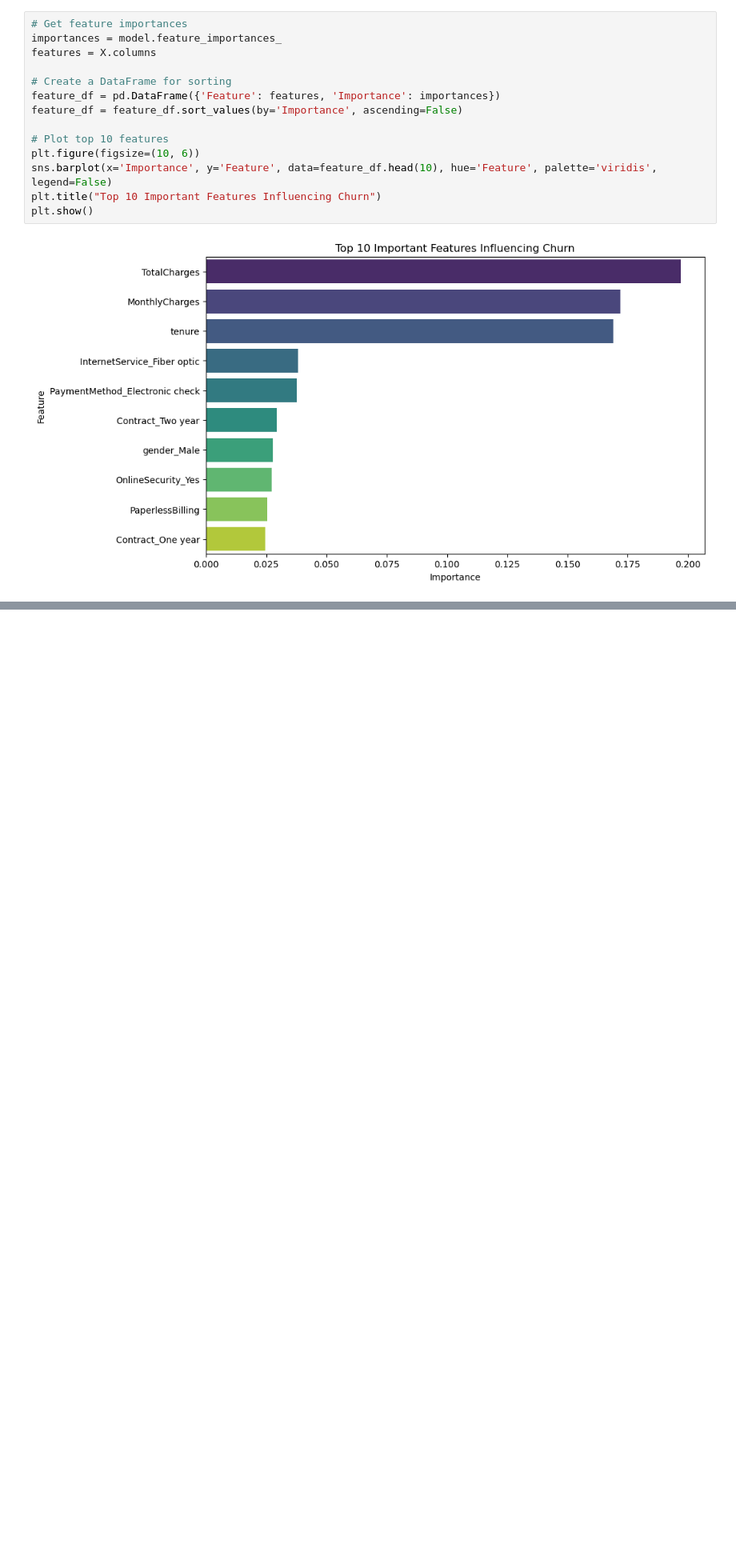
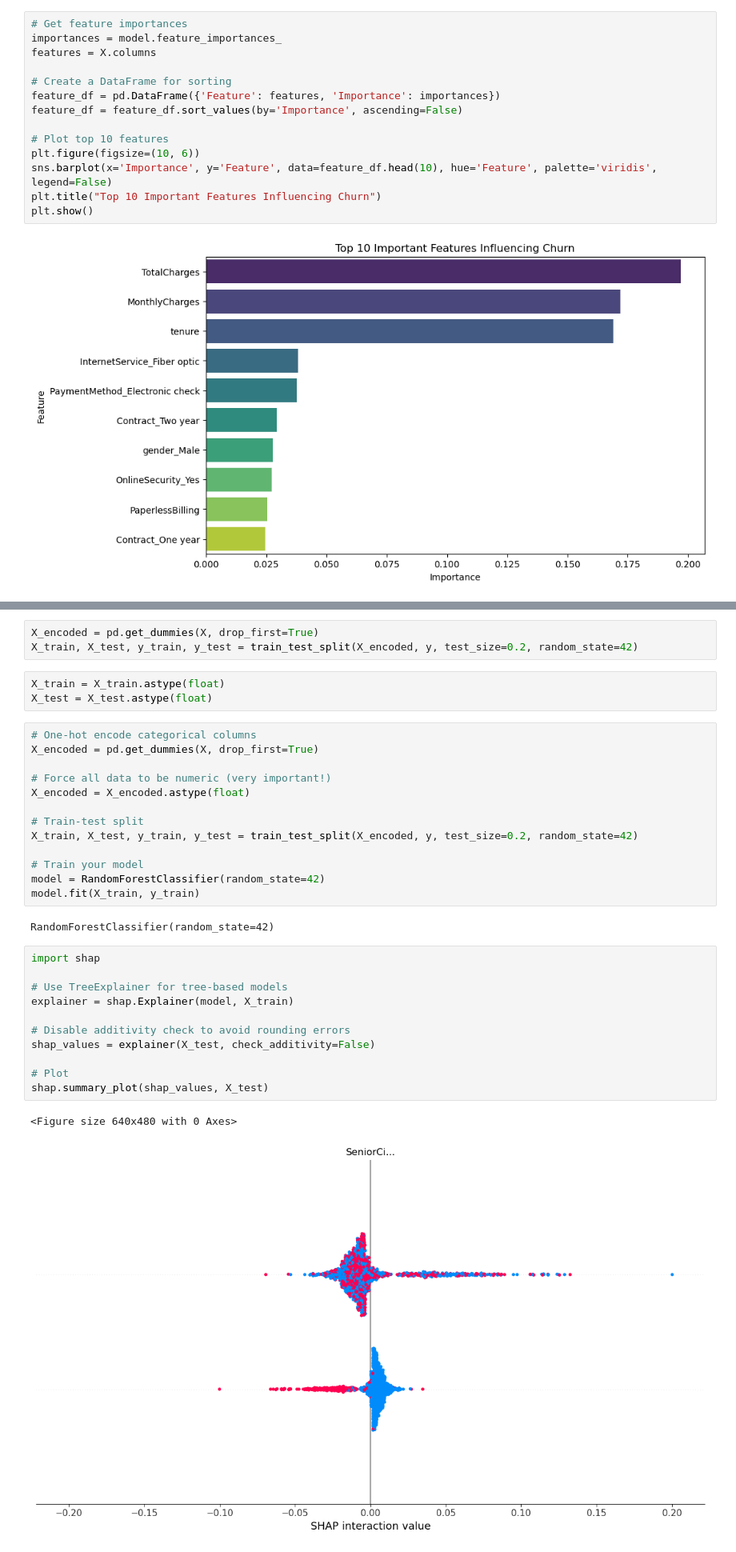
Before and after one commit to rmd360/machinelearningproject, a Jupyter notebook: Customer Churn Prediction.ipynb, the cells around one changed output, grey strips where cells are left out. Shown at 80% size. Saved outputs shown, nothing was run; the diff lists cells and outputs as text; blank space fills up the shorter version.

```diff
--- a/Customer Churn Prediction.ipynb
+++ b/Customer Churn Prediction.ipynb
@@ -178,0 +206,35 @@ plt.show()
+# %%
+X_encoded = pd.get_dummies(X, drop_first=True)
+X_train, X_test, y_train, y_test = train_test_split(X_encoded, y, test_size=0.2, random_state=42)
+# %%
+X_train = X_train.astype(float)
+X_test = X_test.astype(float)
+# %%
+# One-hot encode categorical columns
+X_encoded = pd.get_dummies(X, drop_first=True)
+
+# Force all data to be numeric (very important!)
+X_encoded = X_encoded.astype(float)
+
+# Train-test split
+X_train, X_test, y_train, y_test = train_test_split(X_encoded, y, test_size=0.2, random_state=42)
+
+# Train your model
+model = RandomForestClassifier(random_state=42)
+model.fit(X_train, y_train)
+# %% [output]
+RandomForestClassifier(random_state=42)
+# %%
+import shap
+
+# Use TreeExplainer for tree-based models
+explainer = shap.Explainer(model, X_train)
+
+# Disable additivity check to avoid rounding errors
+shap_values = explainer(X_test, check_additivity=False)
+
+# Plot
+shap.summary_plot(shap_values, X_test)
+# %% [output]
+<Figure size 640x480 with 0 Axes>
+[figure, added]
```
Also changed, not shown: parts of 2 cells of this notebook.
